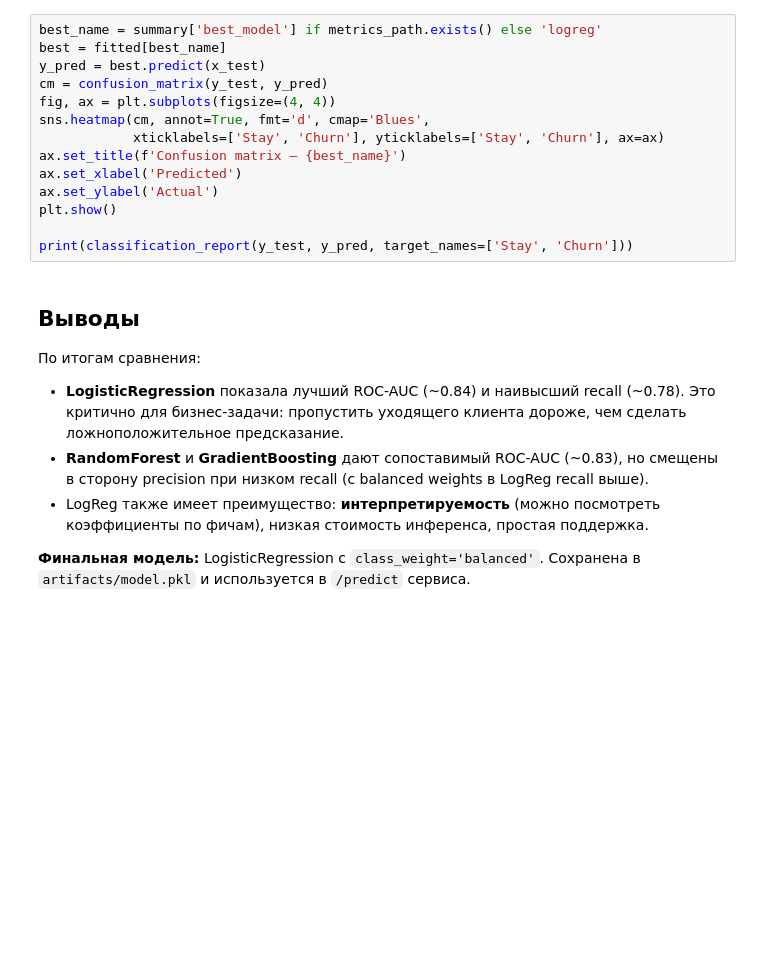
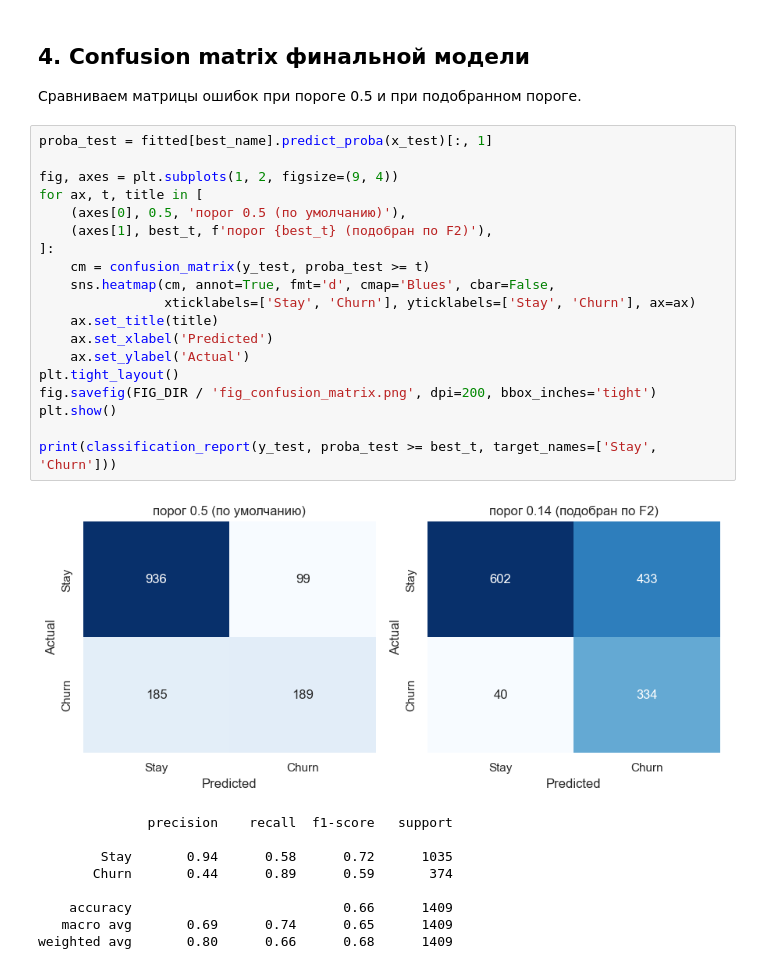
Before and after one commit to MindWarden/ml-studying, a Jupyter notebook: project/notebooks/02_models_comparison.ipynb, the cells around one changed output. Drawn from its saved outputs; the diff is of its cells as text; blank space fills up the shorter version.

```diff
--- a/project/notebooks/02_models_comparison.ipynb
+++ b/project/notebooks/02_models_comparison.ipynb
@@ -73,24 +140,33 @@ plt.show()
+# %% [markdown]
+## 4. Confusion matrix финальной модели
+
+Сравниваем матрицы ошибок при пороге 0.5 и при подобранном пороге.
 # %%
-best_name = summary['best_model'] if metrics_path.exists() else 'logreg'
-best = fitted[best_name]
-y_pred = best.predict(x_test)
-cm = confusion_matrix(y_test, y_pred)
-fig, ax = plt.subplots(figsize=(4, 4))
-sns.heatmap(cm, annot=True, fmt='d', cmap='Blues',
-            xticklabels=['Stay', 'Churn'], yticklabels=['Stay', 'Churn'], ax=ax)
-ax.set_title(f'Confusion matrix — {best_name}')
-ax.set_xlabel('Predicted')
-ax.set_ylabel('Actual')
+proba_test = fitted[best_name].predict_proba(x_test)[:, 1]
+
+fig, axes = plt.subplots(1, 2, figsize=(9, 4))
+for ax, t, title in [
+    (axes[0], 0.5, 'порог 0.5 (по умолчанию)'),
+    (axes[1], best_t, f'порог {best_t} (подобран по F2)'),
+]:
+    cm = confusion_matrix(y_test, proba_test >= t)
+    sns.heatmap(cm, annot=True, fmt='d', cmap='Blues', cbar=False,
+                xticklabels=['Stay', 'Churn'], yticklabels=['Stay', 'Churn'], ax=ax)
+    ax.set_title(title)
+    ax.set_xlabel('Predicted')
+    ax.set_ylabel('Actual')
+plt.tight_layout()
+fig.savefig(FIG_DIR / 'fig_confusion_matrix.png', dpi=200, bbox_inches='tight')
 plt.show()
 
-print(classification_report(y_test, y_pred, target_names=['Stay', 'Churn']))
+print(classification_report(y_test, proba_test >= best_t, target_names=['Stay', 'Churn']))
+# %% [output]
+[figure, added]
+              precision    recall  f1-score   support
+
+        Stay       0.94      0.58      0.72      1035
+       Churn       0.44      0.89      0.59       374
+
+    accuracy                           0.66      1409
+   macro avg       0.69      0.74      0.65      1409
+weighted avg       0.80      0.66      0.68      1409
-# %% [markdown]
-## Выводы
-
-По итогам сравнения:
-
-- **LogisticRegression** показала лучший ROC-AUC (~0.84) и наивысший recall (~0.78). Это критично для бизнес-задачи: пропустить уходящего клиента дороже, чем сделать ложноположительное предсказание.
-- **RandomForest** и **GradientBoosting** дают сопоставимый ROC-AUC (~0.83), но смещены в сторону precision при низком recall (с balanced weights в LogReg recall выше).
-- LogReg также имеет преимущество: **интерпретируемость** (можно посмотреть коэффициенты по фичам), низкая стоимость инференса, простая поддержка.
-
-**Финальная модель:** LogisticRegression с `class_weight='balanced'`. Сохранена в `artifacts/model.pkl` и используется в `/predict` сервиса.
```
Also changed, not shown: parts of 16 cells of this notebook, 14 other files.
